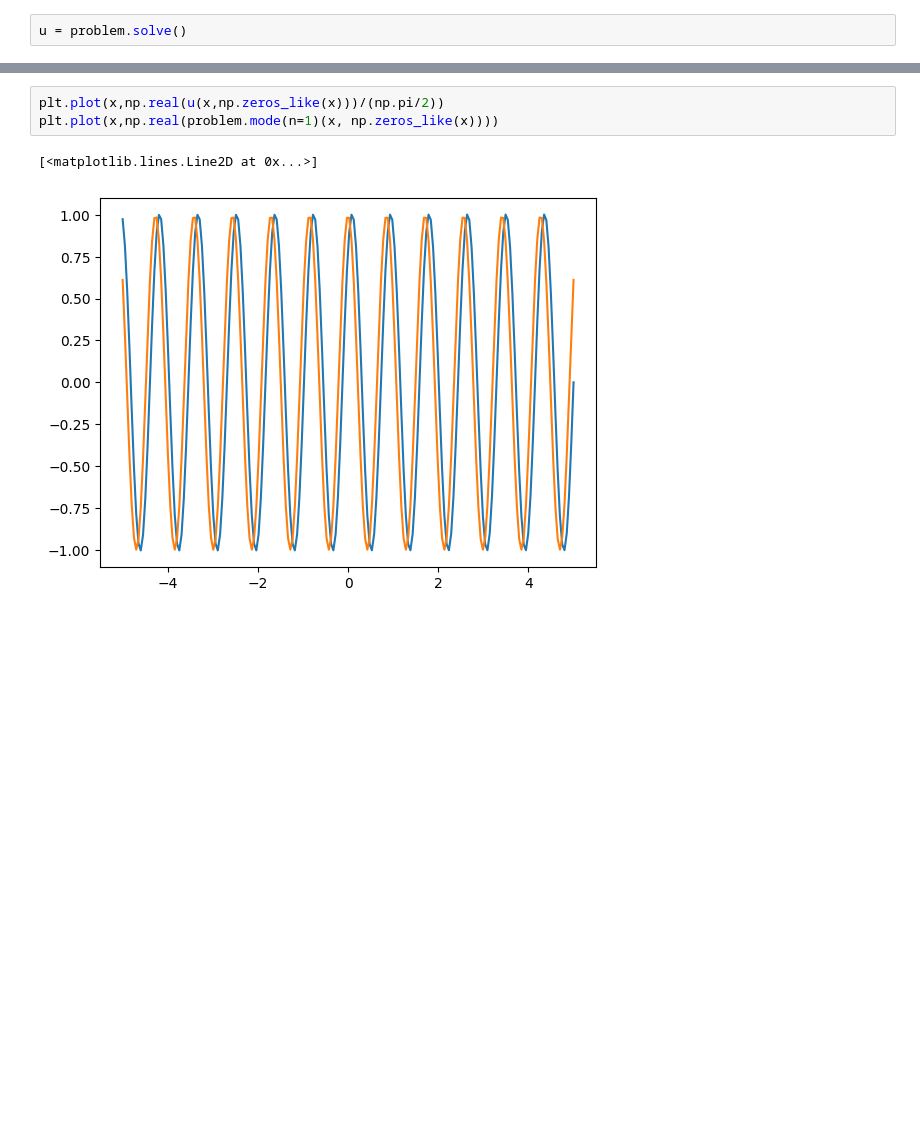
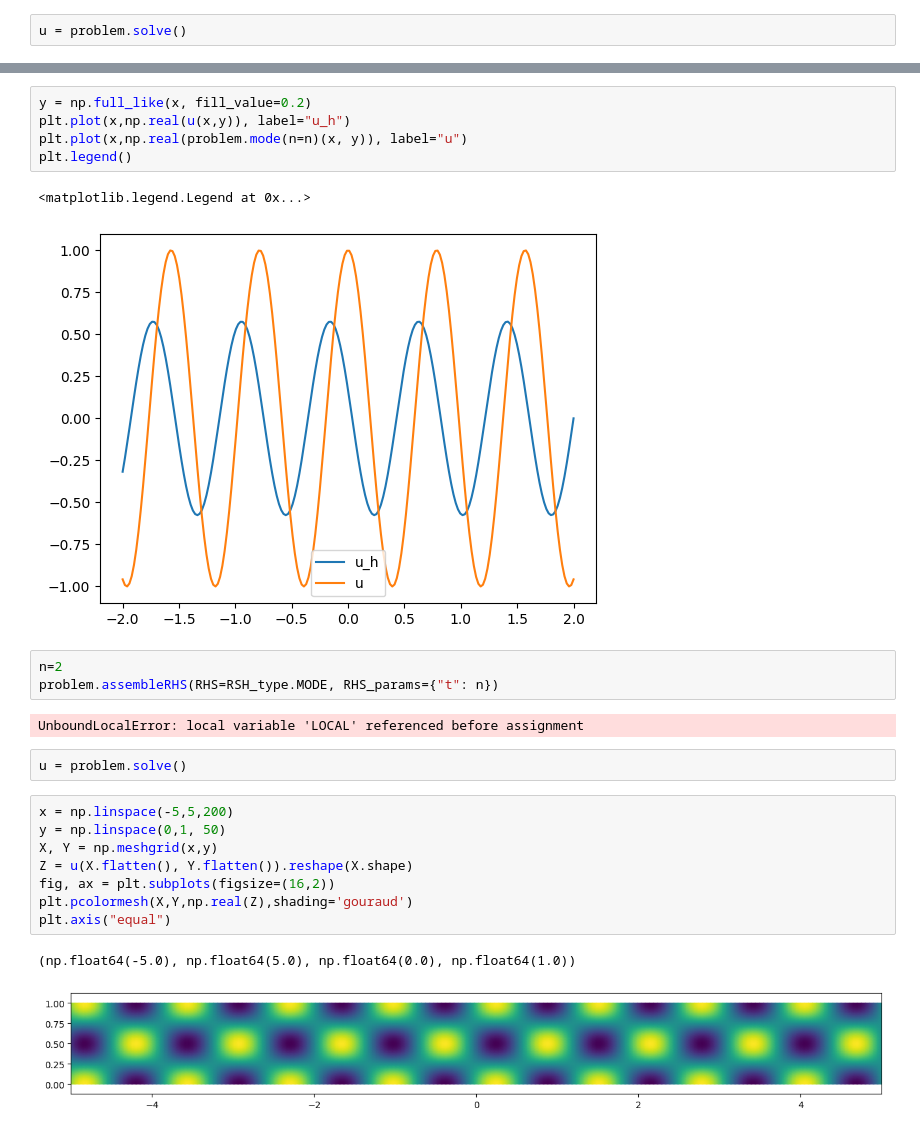
Before and after one commit to MPenaR/Trefftz, a Jupyter notebook: notebooks/playground.ipynb, the cells around one changed output, grey strips where cells are left out. Drawn from its saved outputs; the diff is of its cells as text; blank space fills up the shorter version.

```diff
--- a/notebooks/playground.ipynb
+++ b/notebooks/playground.ipynb
@@ -60,6 +85,26 @@ problem.plot_mode(n=1)
 # %%
-plt.plot(x,np.real(u(x,np.zeros_like(x)))/(np.pi/2))
-plt.plot(x,np.real(problem.mode(n=1)(x, np.zeros_like(x))))
+y = np.full_like(x, fill_value=0.2)
+plt.plot(x,np.real(u(x,y)), label="u_h")
+plt.plot(x,np.real(problem.mode(n=n)(x, y)), label="u")
+plt.legend()
 # %% [output]
-[<matplotlib.lines.Line2D at 0x...>]
+<matplotlib.legend.Legend at 0x...>
-[figure, old version]
+[figure, new version]
+# %%
+n=2
+problem.assembleRHS(RHS=RSH_type.MODE, RHS_params={"t": n})
+# %% [output]
+UnboundLocalError: local variable 'LOCAL' referenced before assignment
+# %%
+u = problem.solve()
+# %%
+x = np.linspace(-5,5,200)
+y = np.linspace(0,1, 50)
+X, Y = np.meshgrid(x,y)
+Z = u(X.flatten(), Y.flatten()).reshape(X.shape)
+fig, ax = plt.subplots(figsize=(16,2))
+plt.pcolormesh(X,Y,np.real(Z),shading='gouraud')
+plt.axis("equal")
+# %% [output]
+(np.float64(-5.0), np.float64(5.0), np.float64(0.0), np.float64(1.0))
+[figure, added]
```
Also changed, not shown: parts of 13 cells of this notebook, 2 other files.
